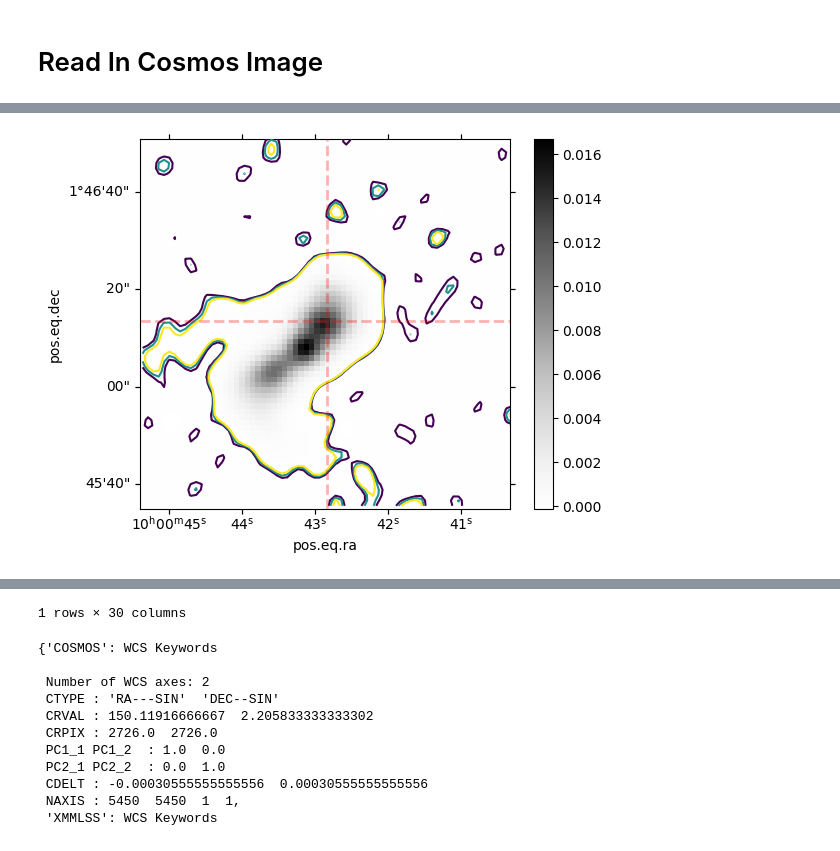
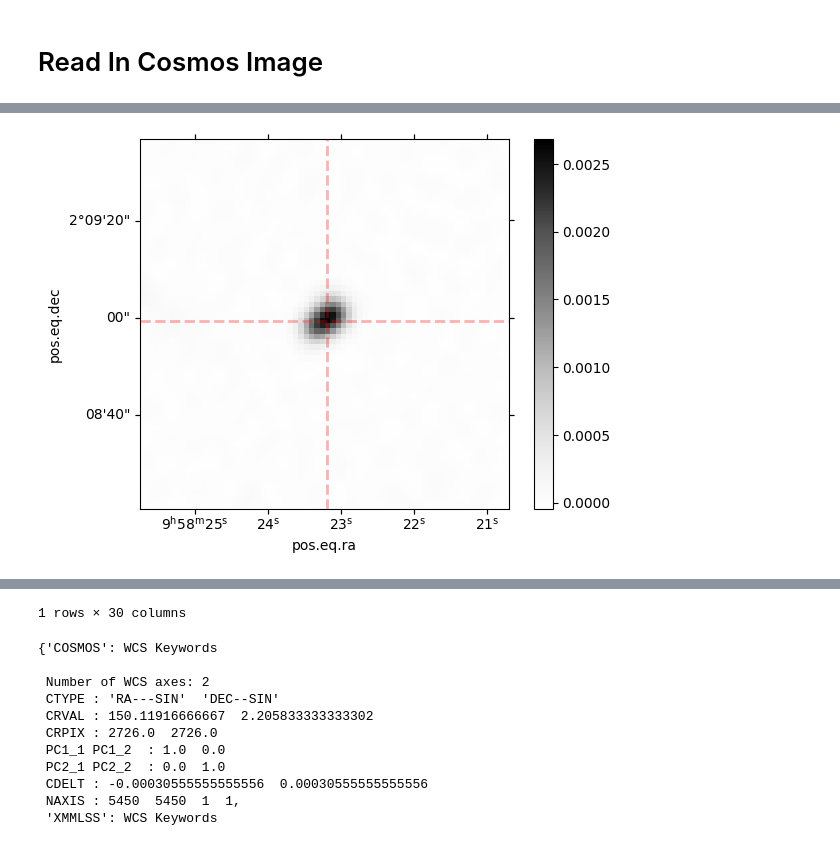
Before and after one commit to mb010/Cata2Data, a Jupyter notebook: example.ipynb, the cells around one changed output, grey strips where cells are left out. Saved outputs shown, nothing was run; the diff lists cells and outputs as text; code cells hidden in the pictures.

```diff
--- a/example.ipynb
+++ b/example.ipynb
@@ -56,9 +102,13 @@ mightee_data = CataData(
     field_names=field_names,
     cutout_width=70,
     catalogue_preprocessing=catalogue_preprocessing,
-    image_preprocessing=image_preprocessing,
+    spectral_axis=False
 )
+print(mightee_data.df.columns)
+mightee_data.df.rename(mapper={"RA":"ra", "DEC":"dec"}, axis="columns", inplace=True)
+print(mightee_data.df.columns)
 
 print(len(mightee_data))
+print(mightee_data[0].shape)
 train_dataloader = DataLoader(mightee_data, batch_size=64, shuffle=True)
 # %% [output]
@@ -66,6 +137,6 @@ train_dataloader = DataLoader(mightee_data, batch_size=64, shuffle=True)
 # %%
-idx = 4
+idx = 60
 mightee_data.plot(idx)
 mightee_data.df.iloc[idx : idx + 1]
 # %% [output]
-[figure, old version]
+[figure, new version]
```
Also changed, not shown: parts of 18 cells of this notebook.
